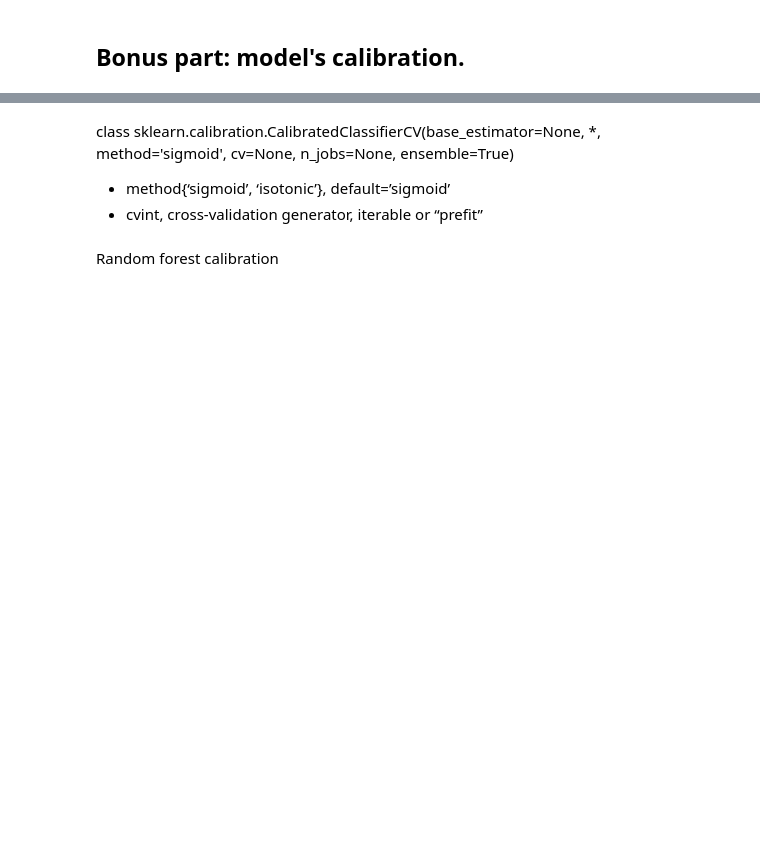
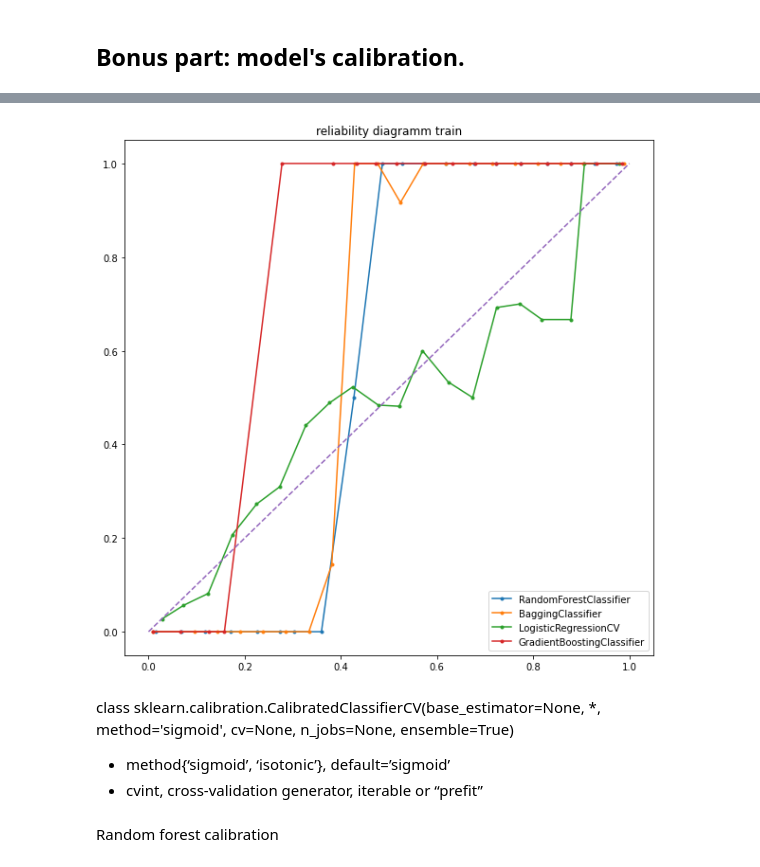
Before and after one commit to yandexdataschool/MLatImperial2022, a Jupyter notebook: Seminars/lab_04_ROC_AUC.ipynb, the cells around one changed output, grey strips where cells are left out. Cells and saved outputs as stored; diff of their text form; code cells hidden in the pictures; blank space fills up the shorter version.

```diff
--- a/Seminars/lab_04_ROC_AUC.ipynb
+++ b/Seminars/lab_04_ROC_AUC.ipynb
@@ -354,21 +401,23 @@ The diagonal indicates a perfect reliability. The dotted horizontal line is the
 If the blue bar is higher than the pink one, the model is said to be under-confident (**under-confident**), if it is lower, it is said to be over-confident or “over-confident” (**over-confident**).
 # %%
 from sklearn.calibration import calibration_curve
-
+rcParams['figure.figsize'] = 10,10
 # predict probabilities
 for clf in [forest,bagging,logreg,boost]:
     probs = clf.predict_proba(X_train_transformed)[:,1]
     # reliability diagram
     fop, mpv = calibration_curve(y_train, probs, n_bins=20)
 
     # plot model reliability
     plt.plot(mpv, fop, marker='.',label=type(clf).__name__)
-    plt.title("reliability diagram train")
+    plt.title("reliability diagramm train")
     plt.legend()
 # plot perfectly calibrated
 plt.plot([0, 1], [0, 1], linestyle='--')
 
 plt.show()
+# %% [output]
+[figure, added]
 # %% [markdown]
 class sklearn.calibration.CalibratedClassifierCV(base_estimator=None, *, method='sigmoid', cv=None, n_jobs=None, ensemble=True)
 - method{‘sigmoid’, ‘isotonic’}, default=’sigmoid’
```
Also changed, not shown: parts of 16 cells of this notebook.
